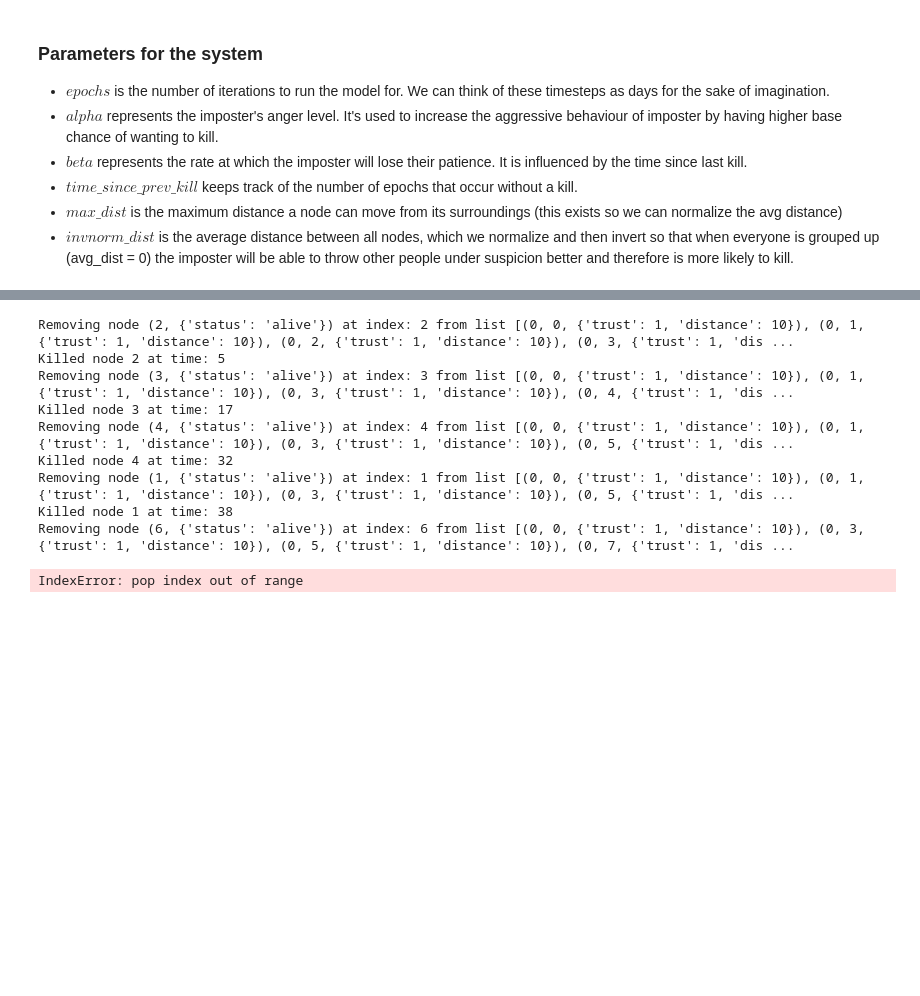
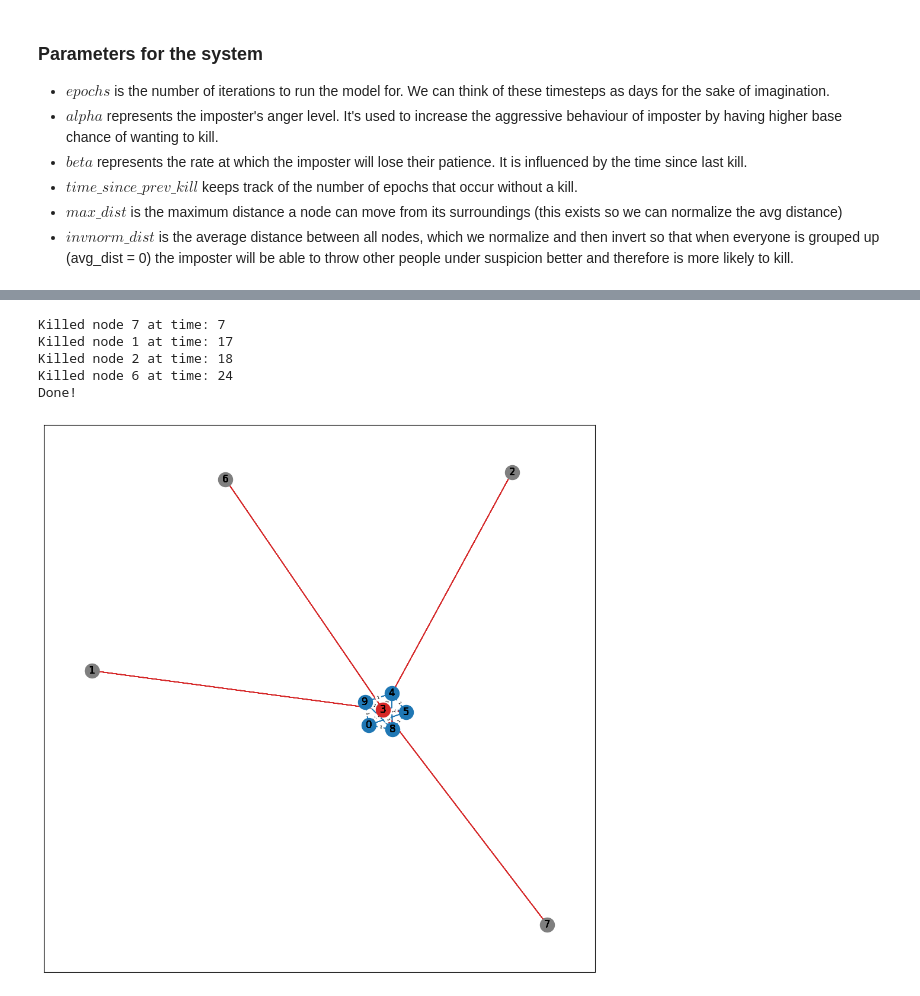
Before and after one commit to trueshiba/MOCS-social-deduction-model, a Jupyter notebook: amongus.ipynb, the cells around one changed output, grey strips where cells are left out. Drawn from its saved outputs; the diff is of its cells as text; code cells hidden in the pictures; blank space fills up the shorter version.

```diff
--- a/amongus.ipynb
+++ b/amongus.ipynb
@@ -205,20 +208,16 @@ draw_network(social_net, sus_edges)
 # %%
 # Params: See above for explanations
-epochs = 50
+epochs = 25
 alpha = 0.5
 beta = 0.1
 max_dist = 20
 
 run_simulation(social_net, alive_nodes, epochs, alpha, beta, max_dist)
 draw_network(social_net, sus_edges)
 # %% [output]
-Removing node (2, {'status': 'alive'}) at index: 2 from list [(0, 0, {'trust': 1, 'distance': 10}), (0, 1, {'trust': 1, 'distance': 10}), (0, 2, {'trust': 1, 'distance': 10}), (0, 3, {'trust': 1, 'dis ...
-Killed node 2 at time: 5
-Removing node (3, {'status': 'alive'}) at index: 3 from list [(0, 0, {'trust': 1, 'distance': 10}), (0, 1, {'trust': 1, 'distance': 10}), (0, 3, {'trust': 1, 'distance': 10}), (0, 4, {'trust': 1, 'dis ...
-Killed node 3 at time: 17
-Removing node (4, {'status': 'alive'}) at index: 4 from list [(0, 0, {'trust': 1, 'distance': 10}), (0, 1, {'trust': 1, 'distance': 10}), (0, 3, {'trust': 1, 'distance': 10}), (0, 5, {'trust': 1, 'dis ...
-Killed node 4 at time: 32
-Removing node (1, {'status': 'alive'}) at index: 1 from list [(0, 0, {'trust': 1, 'distance': 10}), (0, 1, {'trust': 1, 'distance': 10}), (0, 3, {'trust': 1, 'distance': 10}), (0, 5, {'trust': 1, 'dis ...
-Killed node 1 at time: 38
-Removing node (6, {'status': 'alive'}) at index: 6 from list [(0, 0, {'trust': 1, 'distance': 10}), (0, 3, {'trust': 1, 'distance': 10}), (0, 5, {'trust': 1, 'distance': 10}), (0, 7, {'trust': 1, 'dis ...
+Killed node 7 at time: 7
+Killed node 1 at time: 17
+Killed node 2 at time: 18
+Killed node 6 at time: 24
+Done!
-IndexError: pop index out of range
+[figure, added]
```
Also changed, not shown: parts of 3 cells of this notebook.
